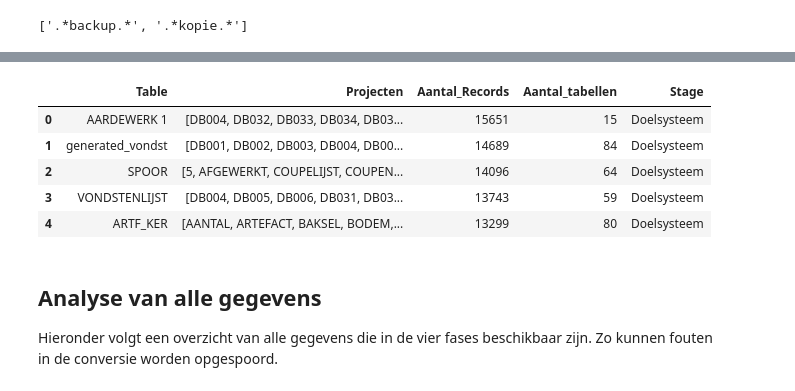
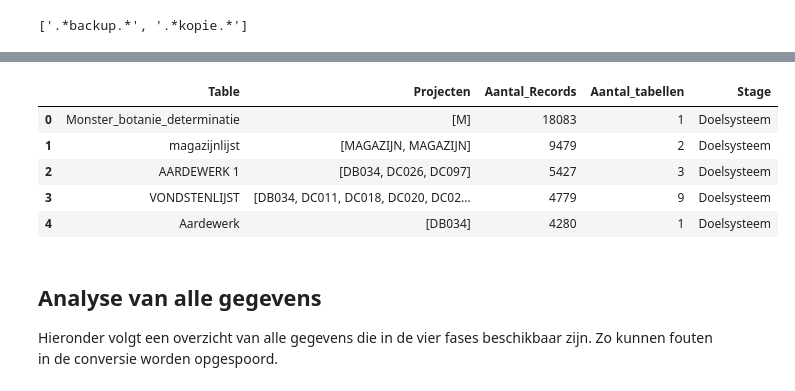
Before and after one commit to brienen/wasstraat_archeologische_data, a Jupyter notebook: notebooks/Analyse Tables.ipynb, the cells around one changed output, grey strips where cells are left out. Cells and saved outputs as stored; diff of their text form; code cells hidden in the pictures.

```diff
--- a/notebooks/Analyse Tables.ipynb
+++ b/notebooks/Analyse Tables.ipynb
@@ -26,11 +27,11 @@ AIRFLOW_WASSTRAAT_CONFIG = "./wasstraat_config/Wasstraat_Config_Harmonize.xlsx"
 # %%
 def AggregateData(df, fase):
     df['teller'] = pd.to_numeric(df['teller'])
-    df = df.groupby('table').agg({'project':lambda x: list(x), 'teller':lambda x: sum(x)})
-    df['Count'] = df.apply(lambda x: len(x.project), axis=1)
+    df = df.groupby('table').agg({'projectcd':lambda x: list(x), 'teller':lambda x: sum(x)})
+    df['Count'] = df.apply(lambda x: len(x.projectcd), axis=1)
     df['Stage'] = fase
     df = df.sort_values('teller', ascending=False).reset_index()
-    df = df.rename(columns={'table': 'Table', 'project': 'Projecten', 'teller': 'Aantal_Records', 'Count': 'Aantal_tabellen'}).sort_index()
+    df = df.rename(columns={'table': 'Table', 'projectcd': 'Projecten', 'teller': 'Aantal_Records', 'Count': 'Aantal_tabellen'}).sort_index()
     return df
 # %%
 xl = pd.read_excel(AIRFLOW_WASSTRAAT_CONFIG, None);
@@ -93,42 +115,44 @@ TypeError: unhashable type: 'list'
 # %%
-lst_tables = ['Def_Project', 'Def_Vondst', 'Def_Stelling', 'Def_Plaatsing', 'Def_Vindplaats', 'Def_Artefact', 'Def_Spoor', 'Def_Doos']
+lst_tables = ['Def_Project', 'Def_Vondst', 'Def_Stelling', 'Def_Plaatsing', 'Def_Vindplaats', 'Def_Artefact', 'Def_Spoor', 'Def_Doos', 'Def_Monster', 'Def_Monster', 'Def_Monster_Schelp', 'Def_Monster_Botanie']
 regexTable = re.compile(r'\'table\': \'(.*?)\'') # regex to replace Object
-regexProject = re.compile(r'\'project\': \'(.*?)\'') # regex to replace Object
+regexProject = re.compile(r'\'projectcd\': \'(.*?)\'') # regex to replace Object
 
 def getTable(brondata):
     #print(brondata)
-    if brondata is None or brondata != "":
-        return regexTable.search(brondata).group(1)
+    if brondata and brondata != "":
+        srch = regexTable.search(brondata)
+        return srch.group(1) if srch else None
     else:
         return ""
 def getProject(brondata):
     #print(brondata)
-    if brondata is None or brondata != "":
-        return regexProject.search(brondata).group(1)
+    if brondata and brondata != "":
+        srch = regexProject.search(brondata)
+        return srch.group(1) if srch else None
     else:
         return ""
 
 df_tables_projects = pd.DataFrame()
 
 engine = create_engine(config.SQLALCHEMY_DATABASE_URI)
 with engine.connect() as connection:
     for table in lst_tables:
         df = pd.read_sql_query('SELECT brondata from "' + table + '"', connection)
 
         df_out = pd.DataFrame()
         df_out['table'] = df.apply(lambda x: getTable(x['brondata']), axis=1)
-        df_out['project'] = df.apply(lambda x: getProject(x['brondata']), axis=1)
-        df_tables_projects = pd.concat([df_tables_projects, pd.DataFrame(df_out).groupby(['project', 'table']).size().reset_index(name='teller')])
+        df_out['projectcd'] = df.apply(lambda x: getProject(x['brondata']) if x['brondata'] else "", axis=1)
+        df_tables_projects = pd.concat([df_tables_projects, pd.DataFrame(df_out).groupby(['projectcd', 'table']).size().reset_index(name='teller')])
 
 df_doelsysteem = AggregateData(df_tables_projects, 'Doelsysteem')
 df_doelsysteem.head(5)
 # %% [output]
 |  | Table | Projecten | Aantal_Records | Aantal_tabellen | Stage |
-| 0 | AARDEWERK 1 | [DB004, DB032, DB033, DB034, DB03... | 15651 | 15 | Doelsysteem |
-| 1 | generated_vondst | [DB001, DB002, DB003, DB004, DB00... | 14689 | 84 | Doelsysteem |
-| 2 | SPOOR | [5, AFGEWERKT, COUPELIJST, COUPEN... | 14096 | 64 | Doelsysteem |
-| 3 | VONDSTENLIJST | [DB004, DB005, DB006, DB031, DB03... | 13743 | 59 | Doelsysteem |
-| 4 | ARTF_KER | [AANTAL, ARTEFACT, BAKSEL, BODEM,... | 13299 | 80 | Doelsysteem |
+| 0 | Monster_botanie_determinatie | [M] | 18083 | 1 | Doelsysteem |
+| 1 | magazijnlijst | [MAGAZIJN, MAGAZIJN] | 9479 | 2 | Doelsysteem |
+| 2 | AARDEWERK 1 | [DB034, DC026, DC097] | 5427 | 3 | Doelsysteem |
+| 3 | VONDSTENLIJST | [DB034, DC011, DC018, DC020, DC02... | 4779 | 9 | Doelsysteem |
+| 4 | Aardewerk | [DB034] | 4280 | 1 | Doelsysteem |
 # %% [markdown]
 ## Analyse van alle gegevens
 
```
Also changed, not shown: parts of 12 cells of this notebook, 26 other files.
